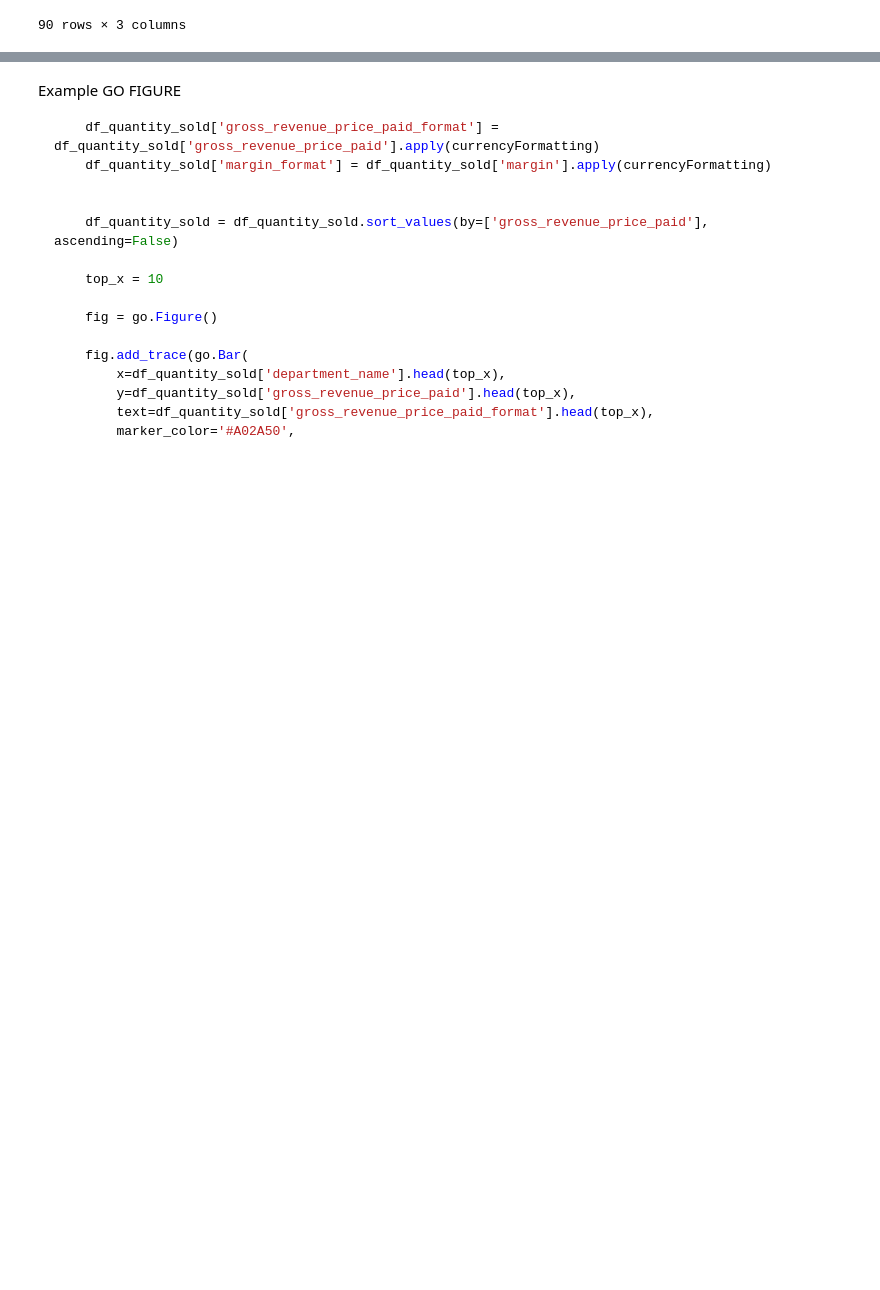
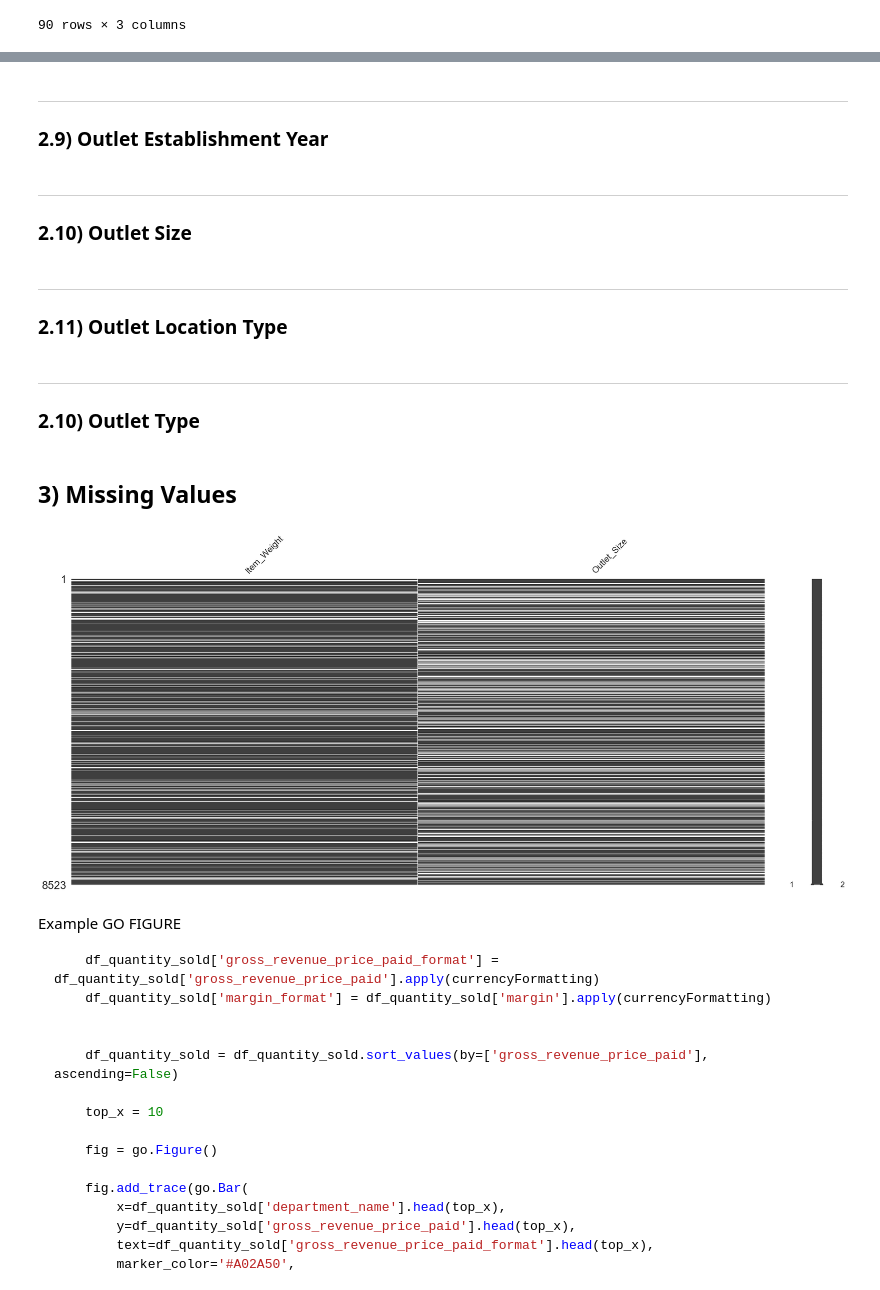
Before and after one commit to Krupique/mlops-projects, a Jupyter notebook: 02-bigmart_sales_prediction/notebook/data_analysis_new.ipynb, the cells around one changed output, grey strips where cells are left out. Drawn from its saved outputs; the diff is of its cells as text; code cells hidden in the pictures; blank space fills up the shorter version.

Commit message:
Missing Values

```diff
--- a/02-bigmart_sales_prediction/notebook/data_analysis_new.ipynb
+++ b/02-bigmart_sales_prediction/notebook/data_analysis_new.ipynb
@@ -514,3 +542,33 @@ fig.show()
+# %% [markdown]
+---
+
+### 2.9) Outlet Establishment Year
+# %% [markdown]
+---
+
+### 2.10) Outlet Size
+# %% [markdown]
+---
+
+### 2.11) Outlet Location Type
+# %% [markdown]
+---
+
+### 2.10) Outlet Type
+# %% [markdown]
+## 3) Missing Values
+# %%
+# Gera a visualização
+
+# Dataframe
+df_nan = pd.DataFrame(df_train_raw.isna().sum())
+
+# Plot - Mapa de Valores Ausentes
+if df_train_raw.isna().any(axis = None):
+    missingno.matrix(df_train_raw[df_nan[df_nan[0]>0].index])
+    plt.show()
+# %% [output]
+[figure, added]
 # %% [markdown]
 Example GO FIGURE
 
```
Also changed, not shown: parts of 7 cells of this notebook.
